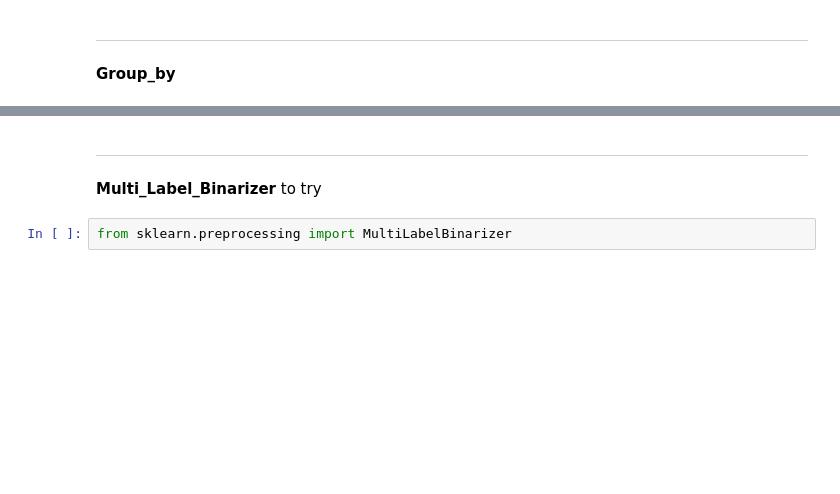
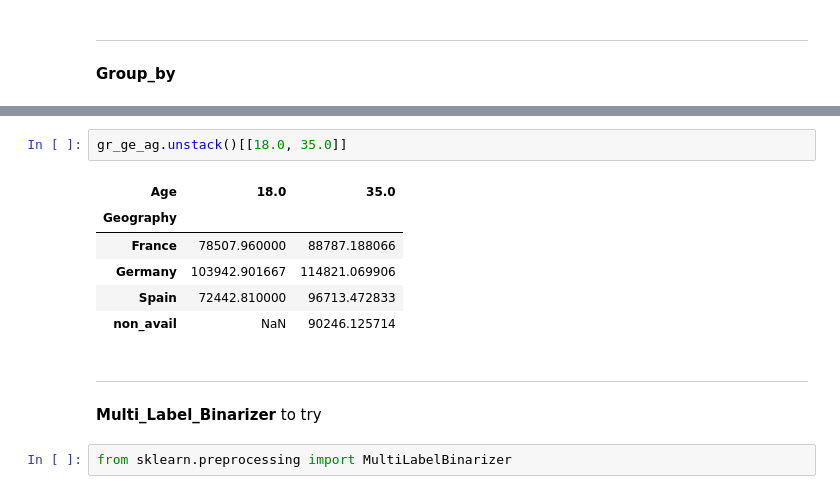
Before and after one commit to GeorgeShmelin/PythonStudy, a Jupyter notebook: Data_Science_Course_Data_Preprocessing.ipynb, the cells around one changed output, grey strips where cells are left out. Cells and saved outputs as stored; diff of their text form; blank space fills up the shorter version.

```diff
--- a/Data_Science_Course_Data_Preprocessing.ipynb
+++ b/Data_Science_Course_Data_Preprocessing.ipynb
@@ -1200,3 +1249,12 @@ Name: EstimatedSalary, dtype: float64
+# %%
+gr_ge_ag.unstack()[[18.0, 35.0]]
+# %% [output]
+| Age | 18.0 | 35.0 |
+| Geography |  |  |
+| France | 78507.960000 | 88787.188066 |
+| Germany | 103942.901667 | 114821.069906 |
+| Spain | 72442.810000 | 96713.472833 |
+| non_avail | NaN | 90246.125714 |
 # %% [markdown]
 -----------------------------------------------------------------------------
 # %% [markdown]
```
Also changed, not shown: parts of 51 cells of this notebook.
